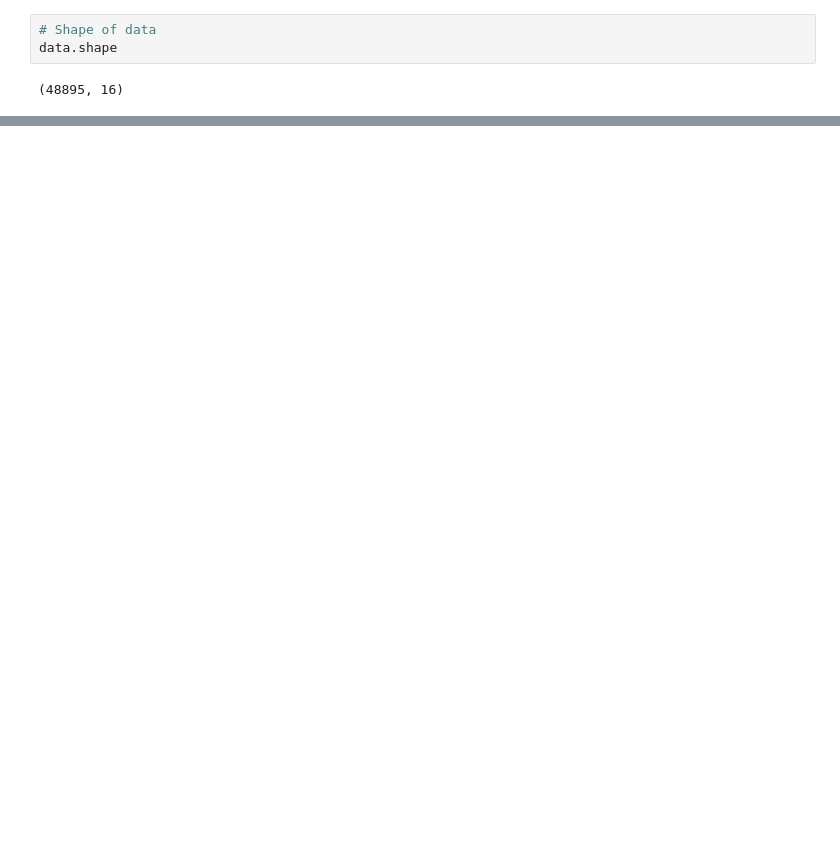
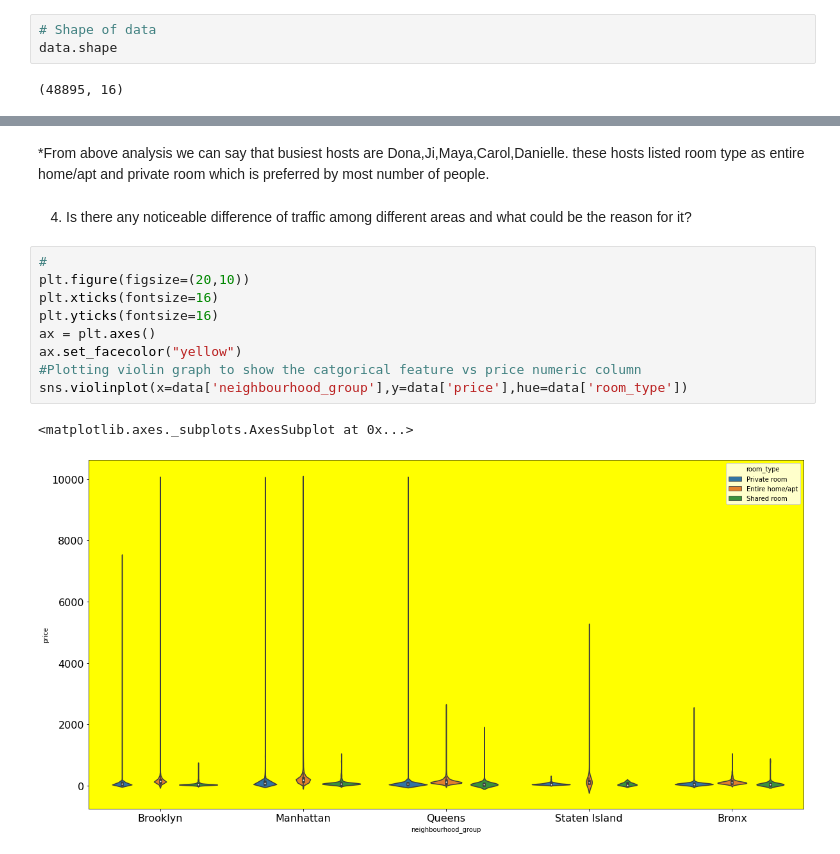
Before and after one commit to Yashwati-patel/Airbnb_booking_analysis, a Jupyter notebook: Final_notebook_Airbnb_booking_analysis.ipynb, the cells around one changed output, grey strips where cells are left out. Saved outputs shown, nothing was run; the diff lists cells and outputs as text; blank space fills up the shorter version.

```diff
--- a/Final_notebook_Airbnb_booking_analysis.ipynb
+++ b/Final_notebook_Airbnb_booking_analysis.ipynb
@@ -248,0 +306,17 @@ plt.show()
+# %% [markdown]
+*From above analysis we can say that busiest hosts are Dona,Ji,Maya,Carol,Danielle.
+these hosts listed room type as entire home/apt and private room which is preferred by most number of people.
+# %% [markdown]
+4. Is there any noticeable difference of traffic among different areas and what could be the reason for it?
+# %%
+#
+plt.figure(figsize=(20,10))
+plt.xticks(fontsize=16)
+plt.yticks(fontsize=16)
+ax = plt.axes()
+ax.set_facecolor("yellow")
+#Plotting violin graph to show the catgorical feature vs price numeric column
+sns.violinplot(x=data['neighbourhood_group'],y=data['price'],hue=data['room_type'])
+# %% [output]
+<matplotlib.axes._subplots.AxesSubplot at 0x...>
+[figure, added]
```
Also changed, not shown: parts of 47 cells of this notebook.
